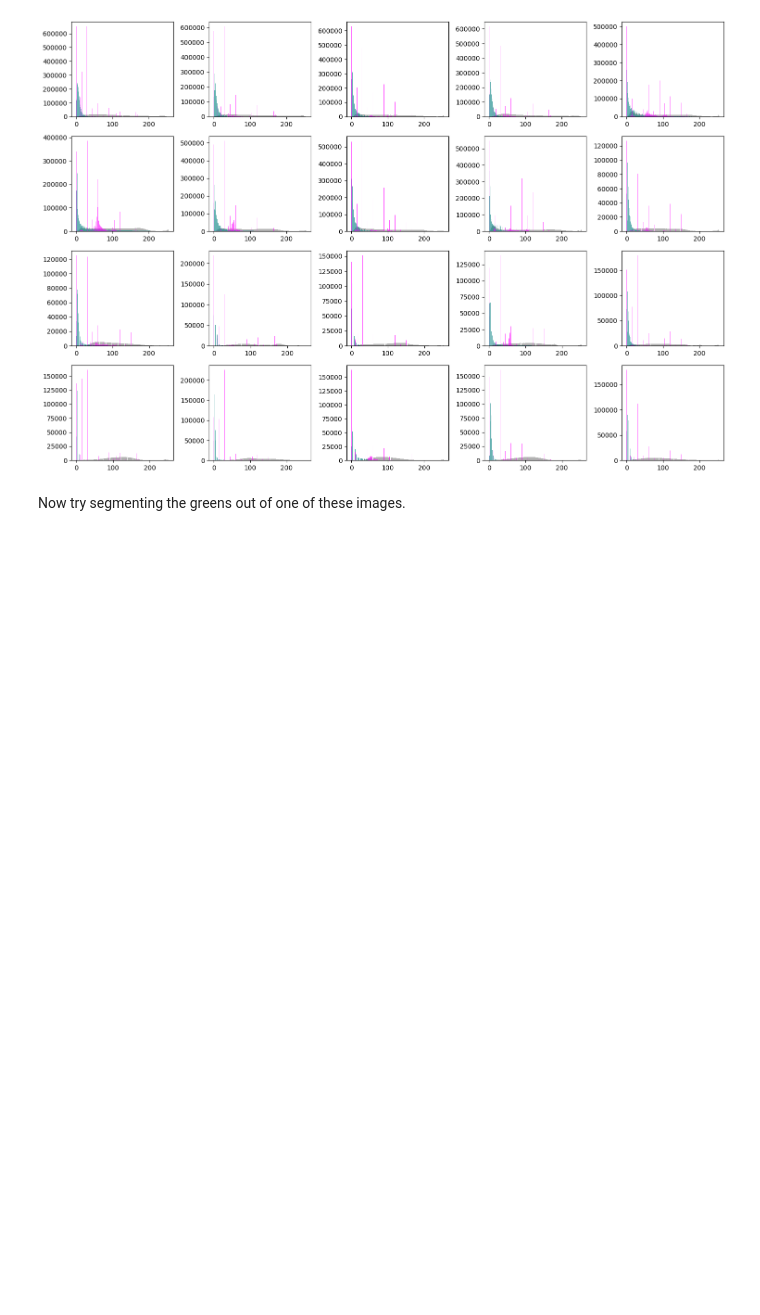
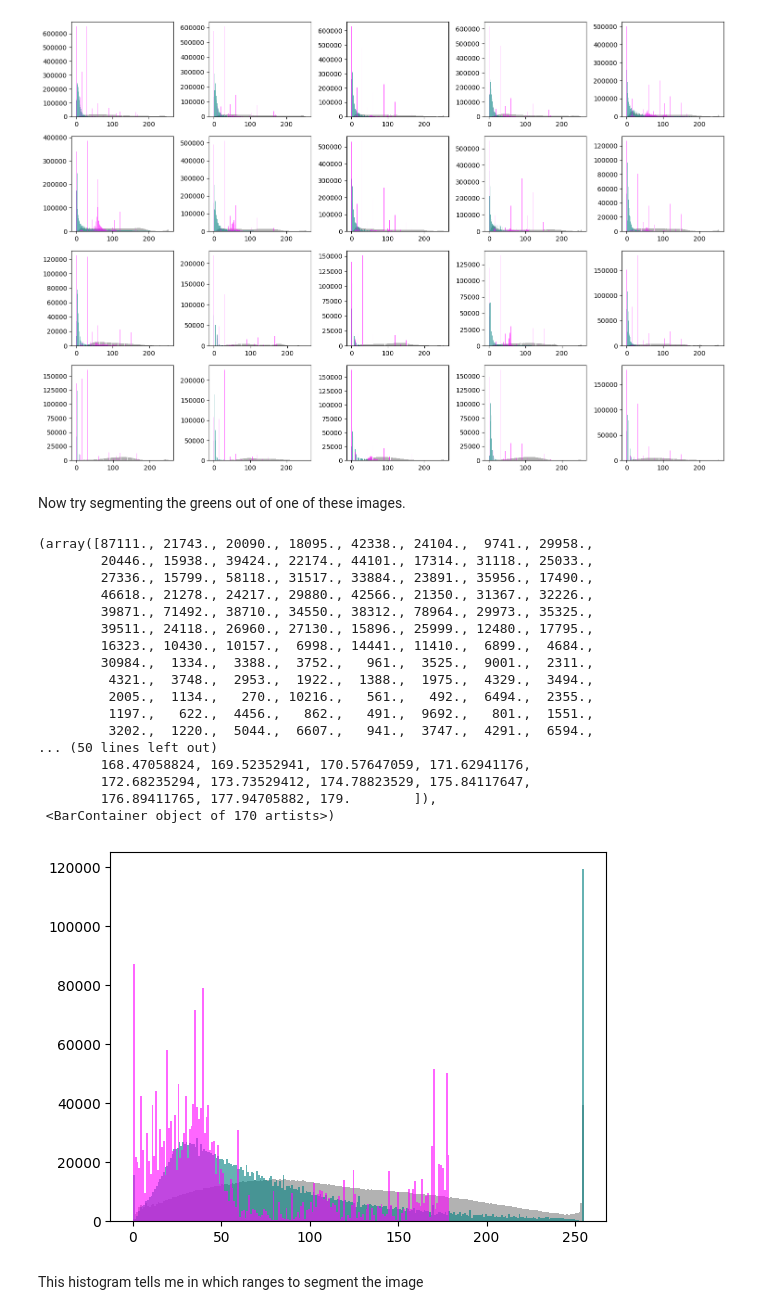
Before and after one commit to dustydells/mtech_reu_plants, a Jupyter notebook: denoising_method_investigation.ipynb, the cells around one changed output. Saved outputs shown, nothing was run; the diff lists cells and outputs as text; code cells hidden in the pictures; blank space fills up the shorter version.

```diff
--- a/denoising_method_investigation.ipynb
+++ b/denoising_method_investigation.ipynb
@@ -319,18 +322,37 @@ Now try segmenting the greens out of one of these images.
 # # Convert the image back into a ubyte
 # denoised_ubyte = img_as_ubyte(denoised)
 
-# Grab one of the denoised images
-img = io.imread('results/image_0.jpg')
+# Grab one of the already-denoised images
+img = io.imread('test_photos_quadrat/436497859_779601884357319_5324920164114426597_n.jpg')
 # %%
 # SPLIT FOR HISTOGRAMS
 # Convert the image to HSV
 img_hsv = cv2.cvtColor(img, cv2.COLOR_RGB2HSV)
 
 # Split the HSV image into its channels
 hue, saturation, value = cv2.split(img_hsv)
 
 
 # Make a histogram for each channel
-ax.hist(value.flatten(), bins=hsv_bins, color='gray', alpha=alpha_level, label='Value')
-ax.hist(saturation.flatten(), bins=hsv_bins, color='teal', alpha=alpha_level, label='Saturation')
-ax.hist(hue.flatten(), bins=hue_bins, color='magenta', alpha=alpha_level, label='Hue')
+plt.hist(value.flatten(), bins=256, color='gray', alpha=.6, label='Value')
+plt.hist(saturation.flatten(), bins=256, color='teal', alpha=.6, label='Saturation')
+plt.hist(hue.flatten(), bins=170, color='magenta', alpha=.6, label='Hue')
+# %% [output]
+(array([87111., 21743., 20090., 18095., 42338., 24104.,  9741., 29958.,
+        20446., 15938., 39424., 22174., 44101., 17314., 31118., 25033.,
+        27336., 15799., 58118., 31517., 33884., 23891., 35956., 17490.,
+        46618., 21278., 24217., 29880., 42566., 21350., 31367., 32226.,
+        39871., 71492., 38710., 34550., 38312., 78964., 29973., 35325.,
+        39511., 24118., 26960., 27130., 15896., 25999., 12480., 17795.,
+        16323., 10430., 10157.,  6998., 14441., 11410.,  6899.,  4684.,
+        30984.,  1334.,  3388.,  3752.,   961.,  3525.,  9001.,  2311.,
+         4321.,  3748.,  2953.,  1922.,  1388.,  1975.,  4329.,  3494.,
+         2005.,  1134.,   270., 10216.,   561.,   492.,  6494.,  2355.,
+         1197.,   622.,  4456.,   862.,   491.,  9692.,   801.,  1551.,
+         3202.,  1220.,  5044.,  6607.,   941.,  3747.,  4291.,  6594.,
+... (50 lines left out)
+        168.47058824, 169.52352941, 170.57647059, 171.62941176,
+        172.68235294, 173.73529412, 174.78823529, 175.84117647,
+        176.89411765, 177.94705882, 179.        ]),
+ <BarContainer object of 170 artists>)
+[figure, added]
@@ -340,0 +359,2 @@ plt.imshow(mask)
+# %% [markdown]
+This histogram tells me in which ranges to segment the image
```
Also changed, not shown: parts of 3 cells of this notebook, 11 other files.
